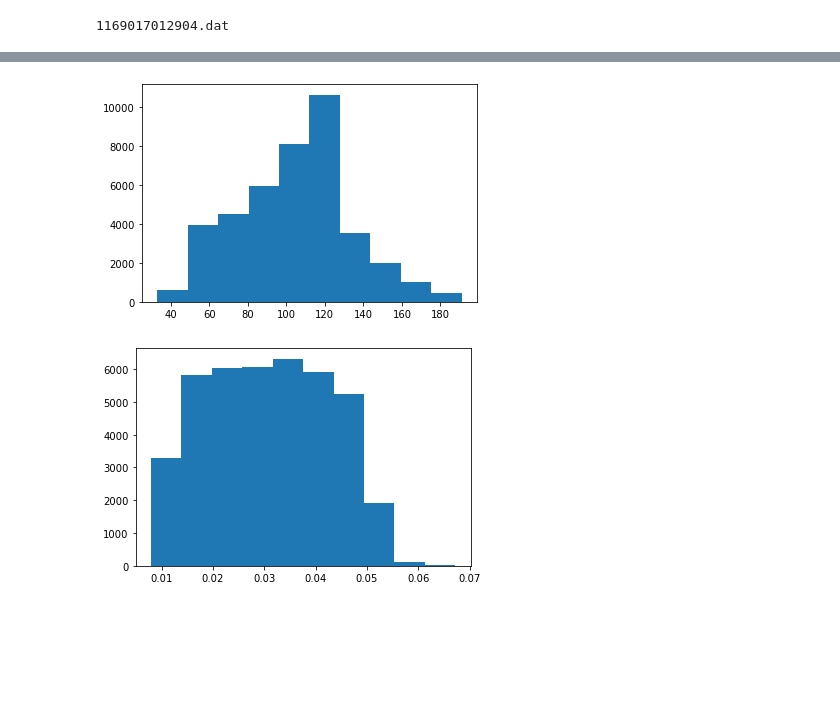
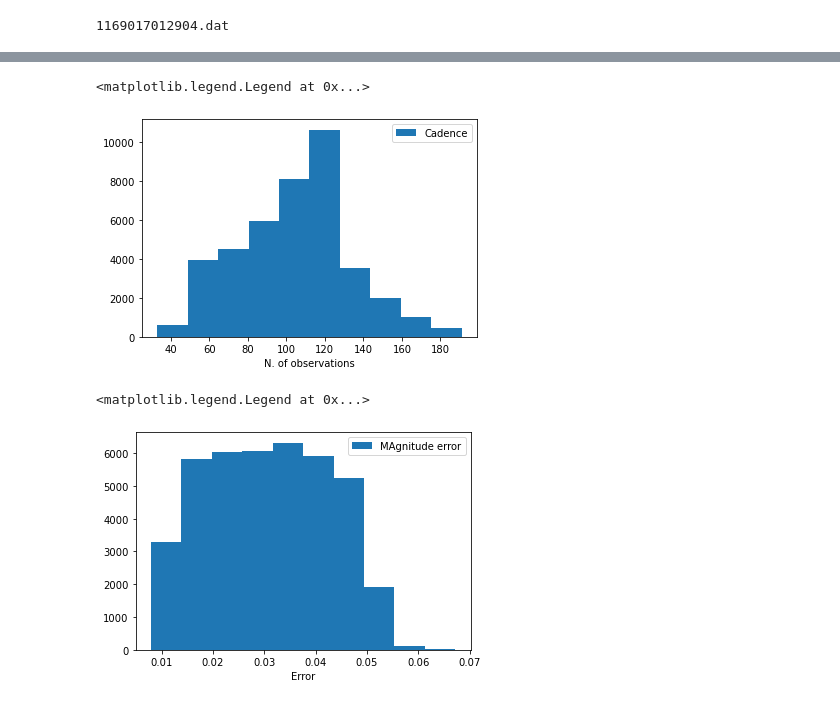
Before and after one commit to cosmic-hi-5/astropology, a Jupyter notebook: explore/agn.ipynb, the cells around one changed output, grey strips where cells are left out. Saved outputs shown, nothing was run; the diff lists cells and outputs as text; code cells hidden in the pictures; blank space fills up the shorter version.

```diff
--- a/explore/agn.ipynb
+++ b/explore/agn.ipynb
@@ -54,10 +63,16 @@ _ = plt.hist(min_max_mags)
 # %%
 n_bins = 50
-_ = plt.hist(n_mags)
+_ = plt.hist(n_mags, label="Cadence")
+plt.xlabel("N. of observations")
+plt.legend()
 # %% [output]
+<matplotlib.legend.Legend at 0x...>
-[figure, old version]
+[figure, new version]
 # %%
 n_bins = 50
-_ = plt.hist(median_error)
+_ = plt.hist(median_error, label="MAgnitude error")
+plt.xlabel("Error")
+plt.legend()
 # %% [output]
+<matplotlib.legend.Legend at 0x...>
-[figure, old version]
+[figure, new version]
```
Also changed, not shown: parts of 3 cells of this notebook, 4 other files.
